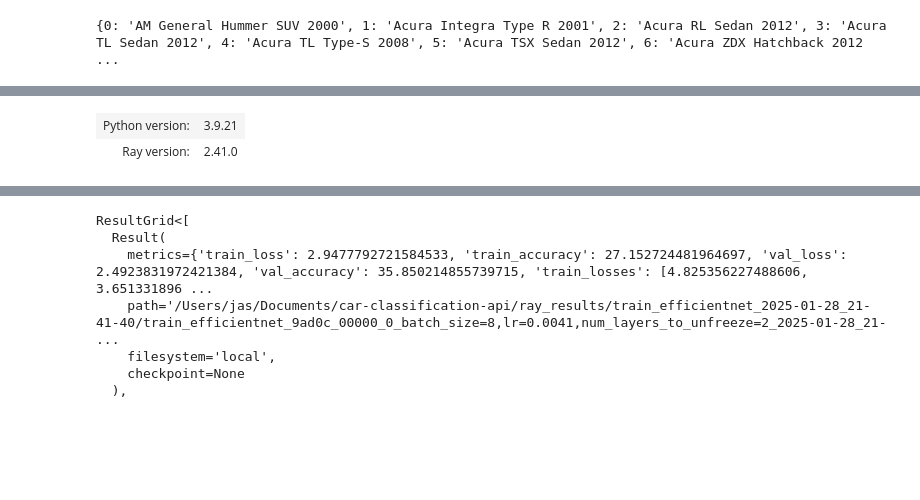
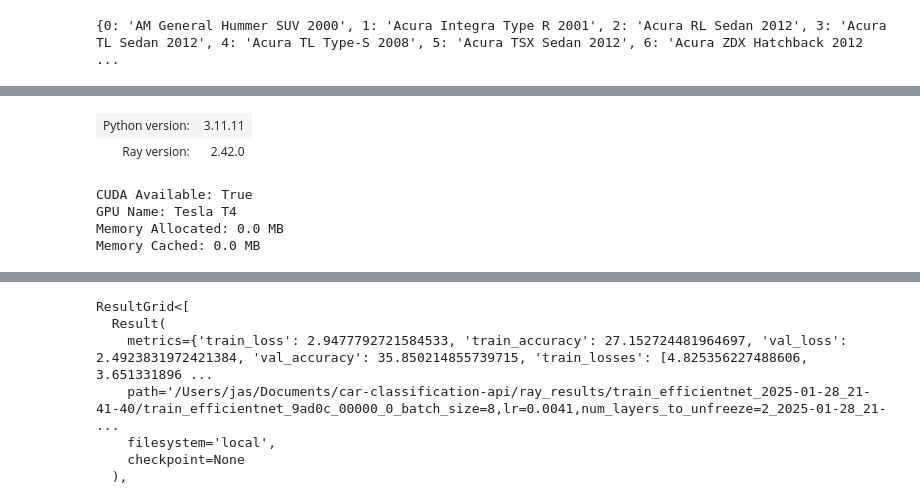
Before and after one commit to ngjasmine/car-classification-api, a Jupyter notebook: notebooks/hyperparameter-tuning-resnet50.ipynb, the cells around one changed output, grey strips where cells are left out. Saved outputs shown, nothing was run; the diff lists cells and outputs as text; code cells hidden in the pictures; blank space fills up the shorter version.

```diff
--- a/notebooks/hyperparameter-tuning-resnet50.ipynb
+++ b/notebooks/hyperparameter-tuning-resnet50.ipynb
@@ -206,5 +277,5 @@ def train_resnet50(config):
 # %%
 ray.init(runtime_env={
-    "working_dir": "/Users/jas/Documents/car-classification-api"
+    "working_dir": "/content/drive/MyDrive/car-classification-api"
     })
 # %% [output]
@@ -215,5 +287,15 @@ ray.init(runtime_env={
-| Python version: | 3.9.21 |
-| Ray version: | 2.41.0 |
+| Python version: | 3.11.11 |
+| Ray version: | 2.42.0 |
+# %%
+print("CUDA Available:", torch.cuda.is_available())
+print("GPU Name:", torch.cuda.get_device_name(0) if torch.cuda.is_available() else "No GPU found")
+print("Memory Allocated:", torch.cuda.memory_allocated(0) / 1024**2, "MB")
+print("Memory Cached:", torch.cuda.memory_reserved(0) / 1024**2, "MB")
+# %% [output]
+CUDA Available: True
+GPU Name: Tesla T4
+Memory Allocated: 0.0 MB
+Memory Cached: 0.0 MB
 # %%
 # Hyperparameter tuning
 
```
Also changed, not shown: parts of 10 cells of this notebook.
